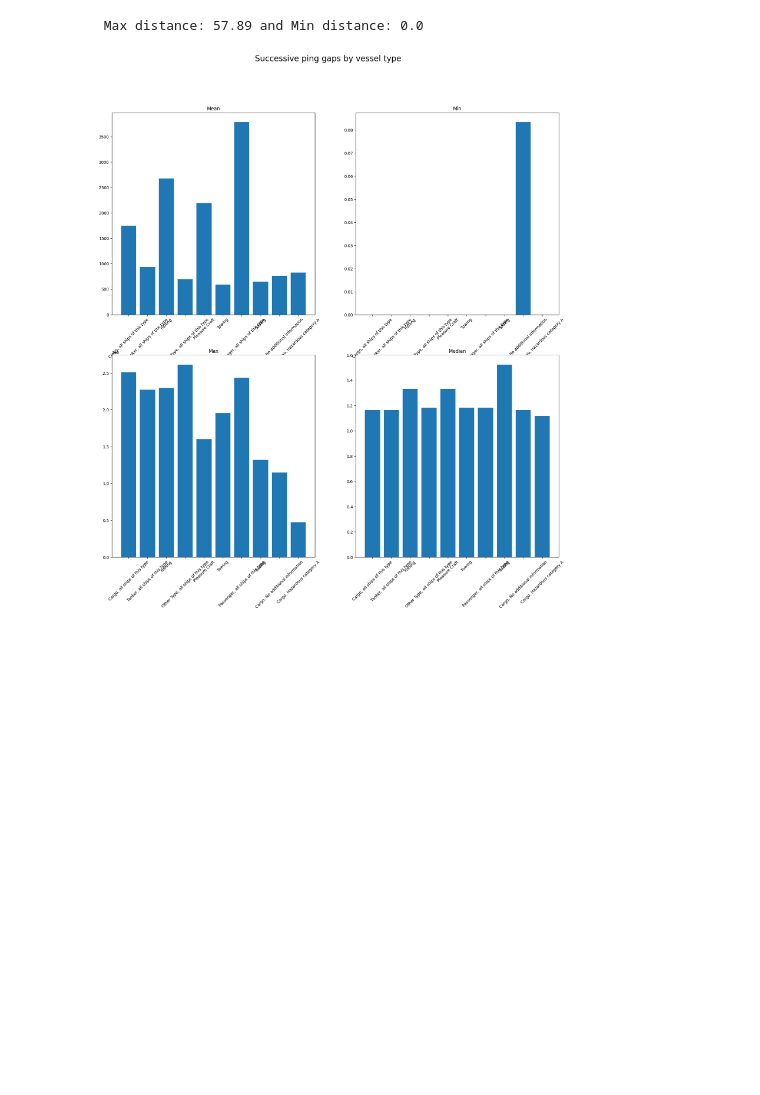
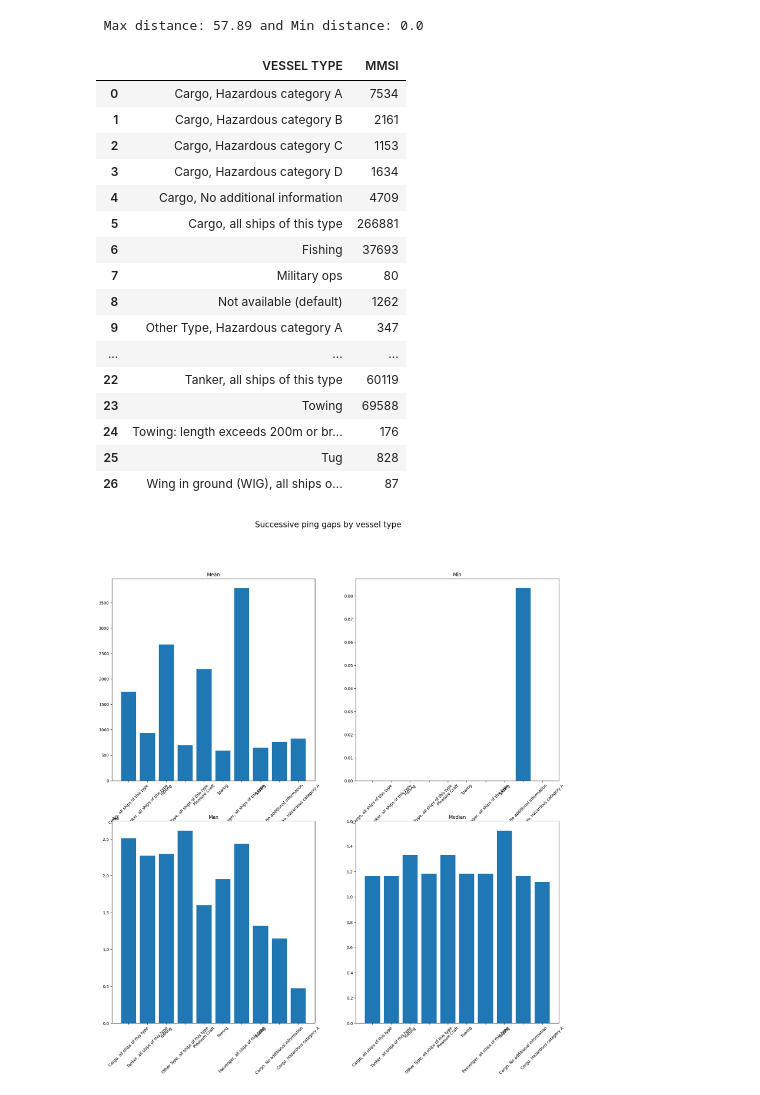
Before and after one commit to khirodsahoo93/Ocean-data-analysis, a Jupyter notebook: EDA _oregon_slope.ipynb, the cells around one changed output. Saved outputs shown, nothing was run; the diff lists cells and outputs as text; code cells hidden in the pictures; blank space fills up the shorter version.

```diff
--- a/EDA _oregon_slope.ipynb
+++ b/EDA _oregon_slope.ipynb
@@ -60,6 +60,26 @@ outer_rad=30
 ais = fn.choose_df_oregon_hydrate(df,hydrophone_idx)
 # %% [output]
  Max distance: 57.89 and Min distance: 0.0
+# %%
+ais.groupby(by='VESSEL TYPE')['MMSI'].count().reset_index()
+# %% [output]
+|  | VESSEL TYPE | MMSI |
+| 0 | Cargo, Hazardous category A | 7534 |
+| 1 | Cargo, Hazardous category B | 2161 |
+| 2 | Cargo, Hazardous category C | 1153 |
+| 3 | Cargo, Hazardous category D | 1634 |
+| 4 | Cargo, No additional information | 4709 |
+| 5 | Cargo, all ships of this type | 266881 |
+| 6 | Fishing | 37693 |
+| 7 | Military ops | 80 |
+| 8 | Not available (default) | 1262 |
+| 9 | Other Type, Hazardous category A | 347 |
+| ... | ... | ... |
+| 22 | Tanker, all ships of this type | 60119 |
+| 23 | Towing | 69588 |
+| 24 | Towing: length exceeds 200m or br... | 176 |
+| 25 | Tug | 828 |
+| 26 | Wing in ground (WIG), all ships o... | 87 |
 # %%
 
 reload(fn)
```
Also changed, not shown: 17 other files.
